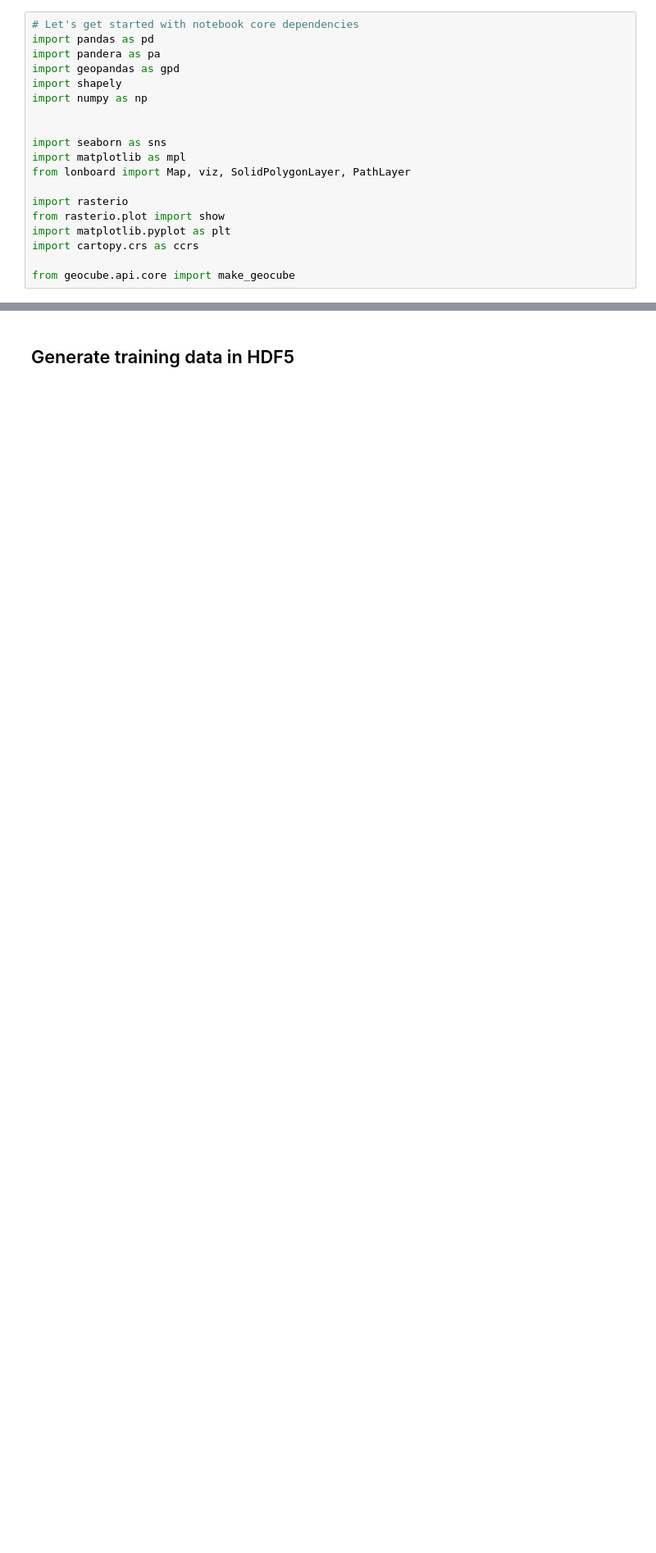
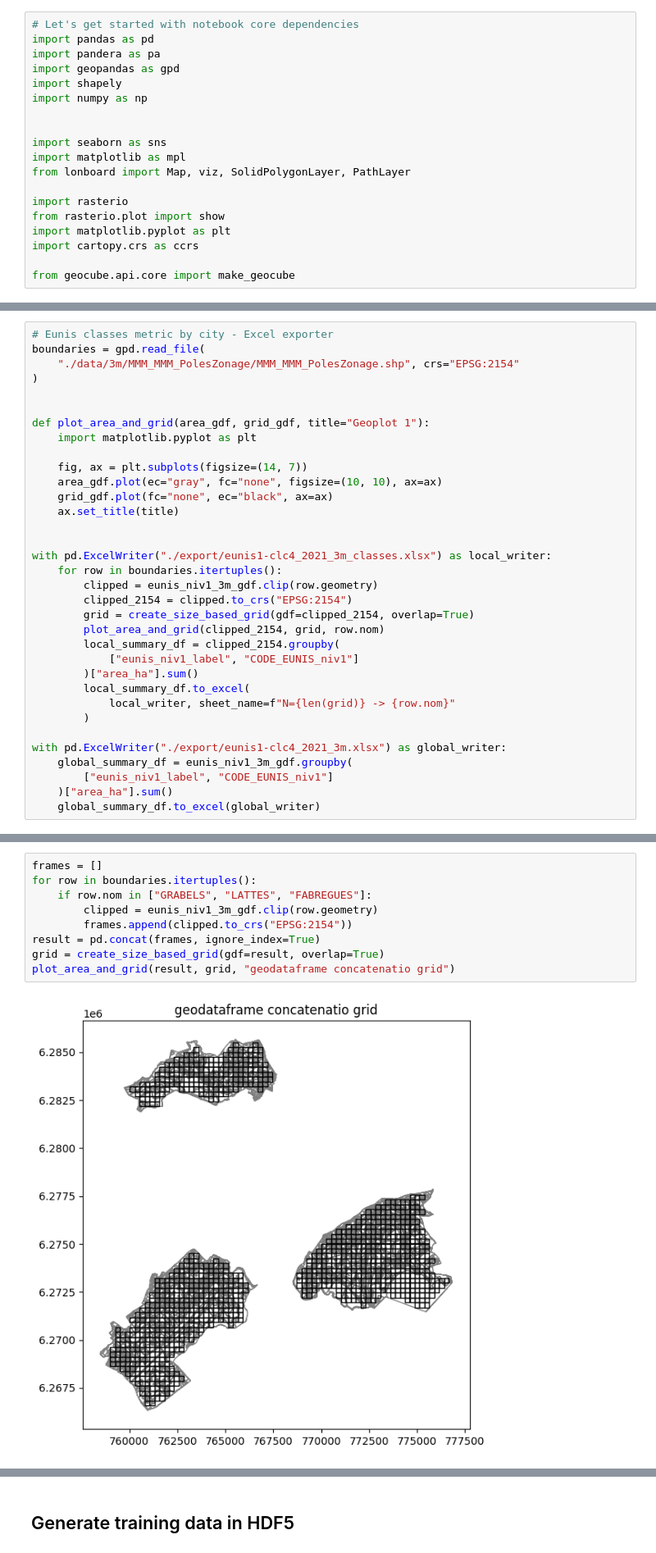
Before and after one commit to naturalsolutions/3m-ml-data-preparation, a Jupyter notebook: notebooks/3m-landcover-ai-data-preparation.ipynb, the cells around one changed output, grey strips where cells are left out. Shown at 82% size. Saved outputs shown, nothing was run; the diff lists cells and outputs as text; blank space fills up the shorter version.

```diff
--- a/notebooks/3m-landcover-ai-data-preparation.ipynb
+++ b/notebooks/3m-landcover-ai-data-preparation.ipynb
@@ -660,0 +588,34 @@ def letter_to_ordinal(letter: str, case="up"):
+# %%
+# Eunis classes metric by city - Excel exporter
+boundaries = gpd.read_file(
+    "./data/3m/MMM_MMM_PolesZonage/MMM_MMM_PolesZonage.shp", crs="EPSG:2154"
+)
+
+
+def plot_area_and_grid(area_gdf, grid_gdf, title="Geoplot 1"):
+    import matplotlib.pyplot as plt
+
+    fig, ax = plt.subplots(figsize=(14, 7))
+    area_gdf.plot(ec="gray", fc="none", figsize=(10, 10), ax=ax)
+    grid_gdf.plot(fc="none", ec="black", ax=ax)
+    ax.set_title(title)
+
+
+with pd.ExcelWriter("./export/eunis1-clc4_2021_3m_classes.xlsx") as local_writer:
+    for row in boundaries.itertuples():
+        clipped = eunis_niv1_3m_gdf.clip(row.geometry)
+        clipped_2154 = clipped.to_crs("EPSG:2154")
+        grid = create_size_based_grid(gdf=clipped_2154, overlap=True)
+        plot_area_and_grid(clipped_2154, grid, row.nom)
+        local_summary_df = clipped_2154.groupby(
+            ["eunis_niv1_label", "CODE_EUNIS_niv1"]
+        )["area_ha"].sum()
+        local_summary_df.to_excel(
+            local_writer, sheet_name=f"N={len(grid)} -> {row.nom}"
+        )
+
+with pd.ExcelWriter("./export/eunis1-clc4_2021_3m.xlsx") as global_writer:
+    global_summary_df = eunis_niv1_3m_gdf.groupby(
+        ["eunis_niv1_label", "CODE_EUNIS_niv1"]
+    )["area_ha"].sum()
+    global_summary_df.to_excel(global_writer)
@@ -660,0 +630,11 @@ def letter_to_ordinal(letter: str, case="up"):
+# %%
+frames = []
+for row in boundaries.itertuples():
+    if row.nom in ["GRABELS", "LATTES", "FABREGUES"]:
+        clipped = eunis_niv1_3m_gdf.clip(row.geometry)
+        frames.append(clipped.to_crs("EPSG:2154"))
+result = pd.concat(frames, ignore_index=True)
+grid = create_size_based_grid(gdf=result, overlap=True)
+plot_area_and_grid(result, grid, "geodataframe concatenatio grid")
+# %% [output]
+[figure, added]
```
Also changed, not shown: parts of 72 cells of this notebook, 1 other file.
